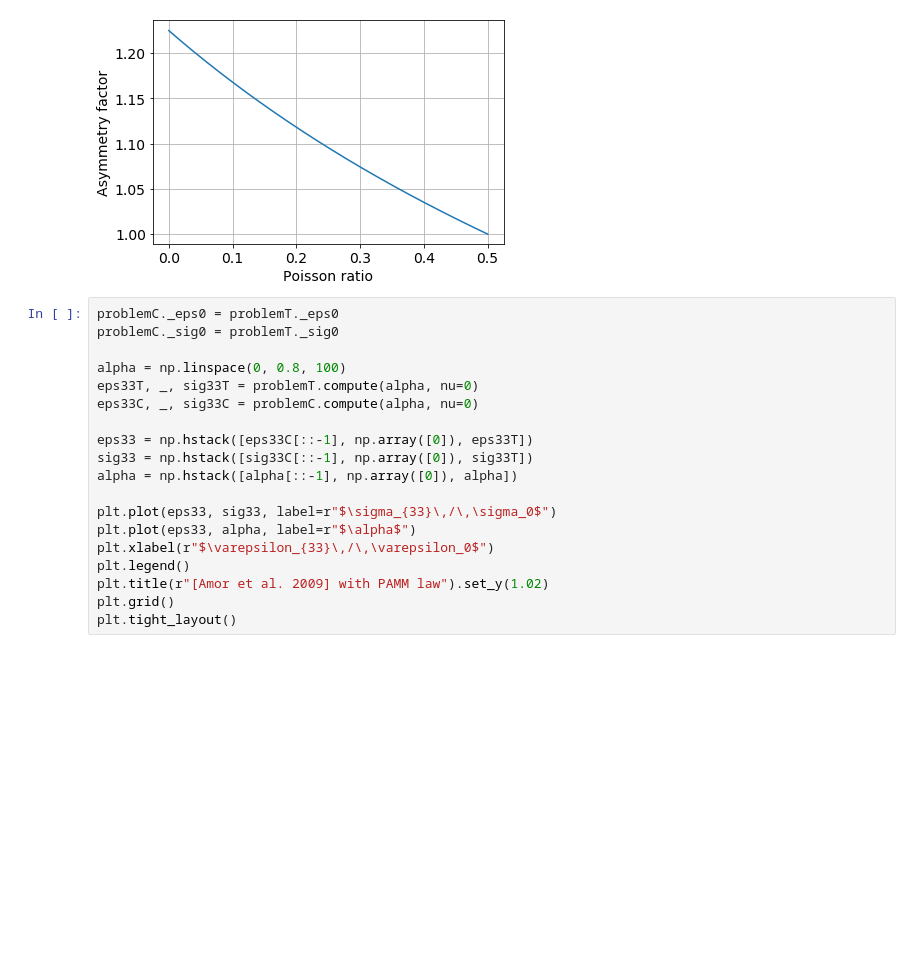
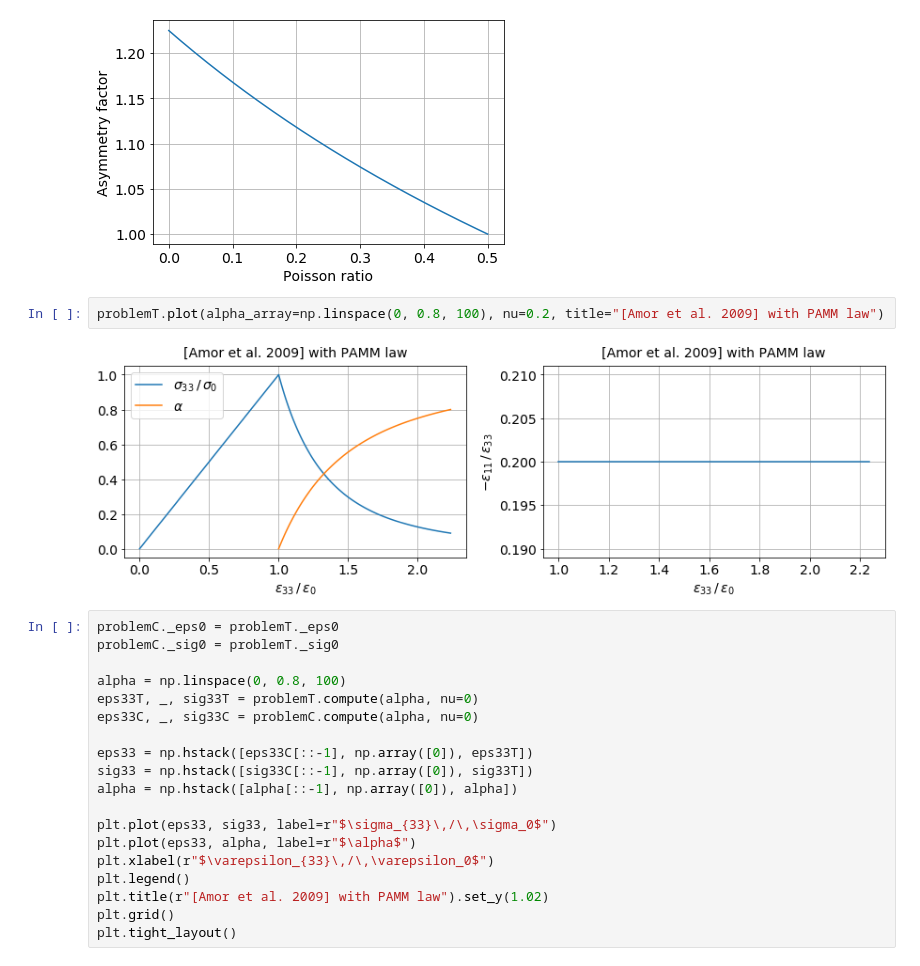
Before and after one commit to Radhi93/uniaxial-gradient-damage, a Jupyter notebook: Uniaxial Gradient Damage.ipynb, the cells around one changed output. Saved outputs shown, nothing was run; the diff lists cells and outputs as text; blank space fills up the shorter version.

```diff
--- a/Uniaxial Gradient Damage.ipynb
+++ b/Uniaxial Gradient Damage.ipynb
@@ -375,6 +396,10 @@ plt.grid()
 plt.tight_layout()
 # %% [output]
 [figure]
+# %%
+problemT.plot(alpha_array=np.linspace(0, 0.8, 100), nu=0.2, title="[Amor et al. 2009] with PAMM law")
+# %% [output]
+[figure, added]
 # %%
 problemC._eps0 = problemT._eps0
 problemC._sig0 = problemT._sig0
```
Also changed, not shown: parts of 10 cells of this notebook.
